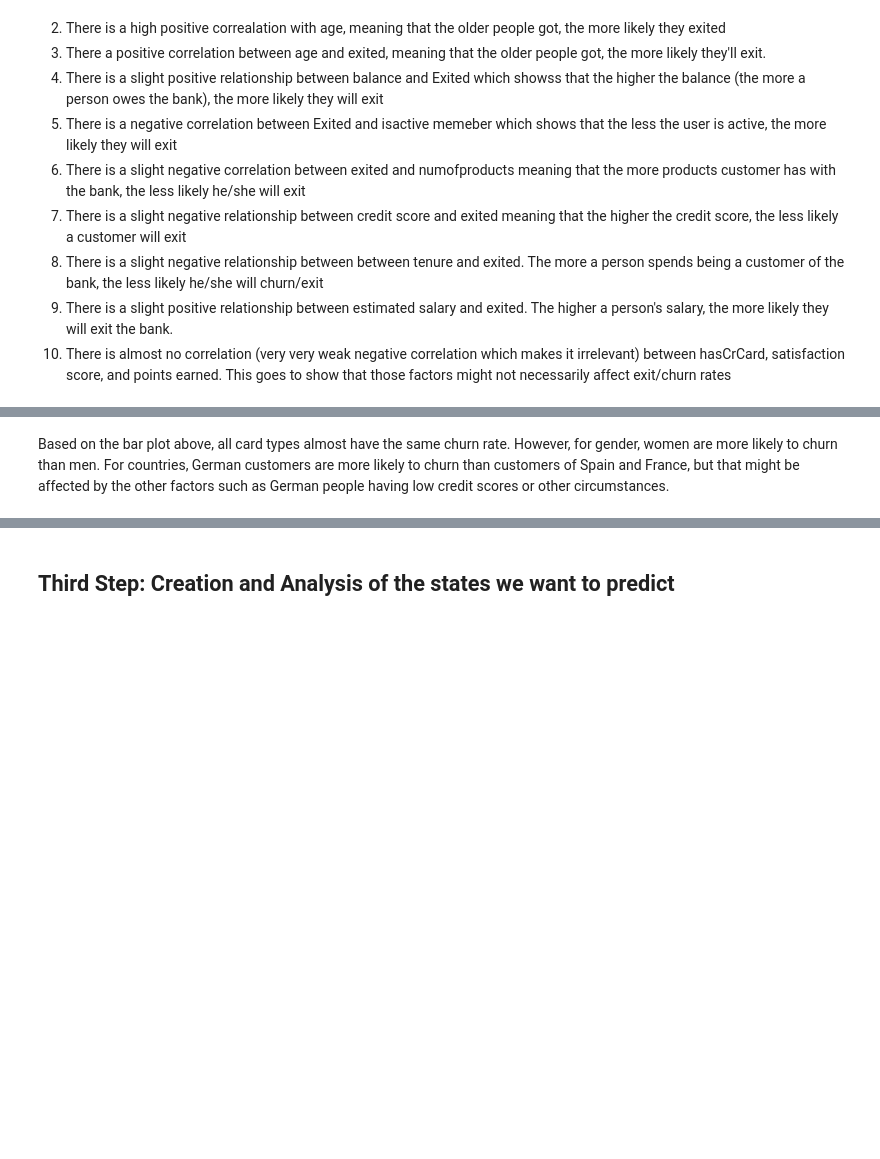
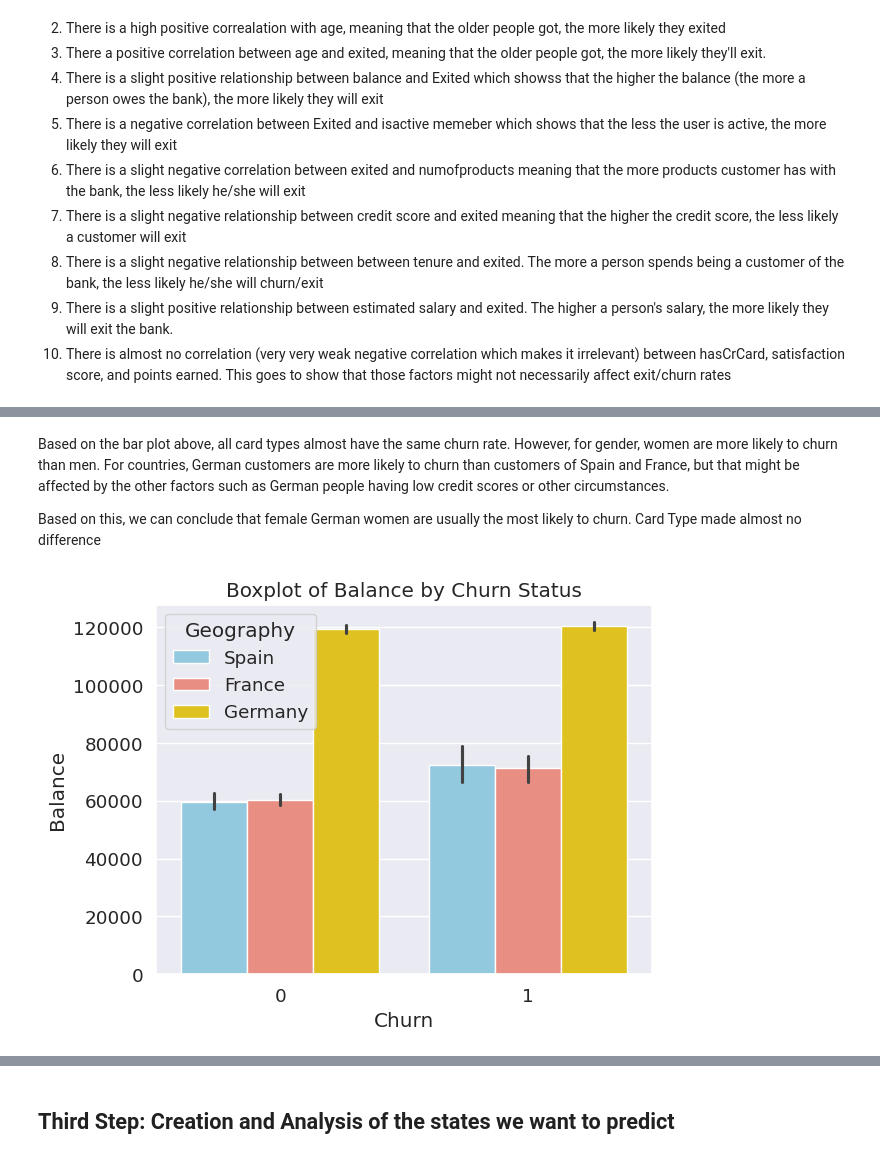
Before and after one commit to Jowayria-27/Artifical-Intelligence-Project, a Jupyter notebook: Customer_Churn.ipynb, the cells around one changed output, grey strips where cells are left out. Drawn from its saved outputs; the diff is of its cells as text; code cells hidden in the pictures; blank space fills up the shorter version.

```diff
--- a/Customer_Churn.ipynb
+++ b/Customer_Churn.ipynb
@@ -419,2 +406,12 @@ plt.show()
 # %% [markdown]
 Based on the bar plot above, all card types almost have the same churn rate. However, for gender, women are more likely to churn than men. For countries, German customers are more likely to churn than customers of Spain and France, but that might be affected by the other factors such as German people having low credit scores or other circumstances.
+
+Based on this, we can conclude that female German women are usually the most likely to churn. Card Type made almost no difference
+# %%
+sns.barplot(data=df, x='Exited', y='Balance' , hue='Geography', palette=['skyblue', 'salmon','gold'])
+plt.xlabel('Churn')
+plt.ylabel('Balance')
+plt.title('Boxplot of Balance by Churn Status')
+plt.show()
+# %% [output]
+[figure, added]
```
Also changed, not shown: parts of 17 cells of this notebook.
